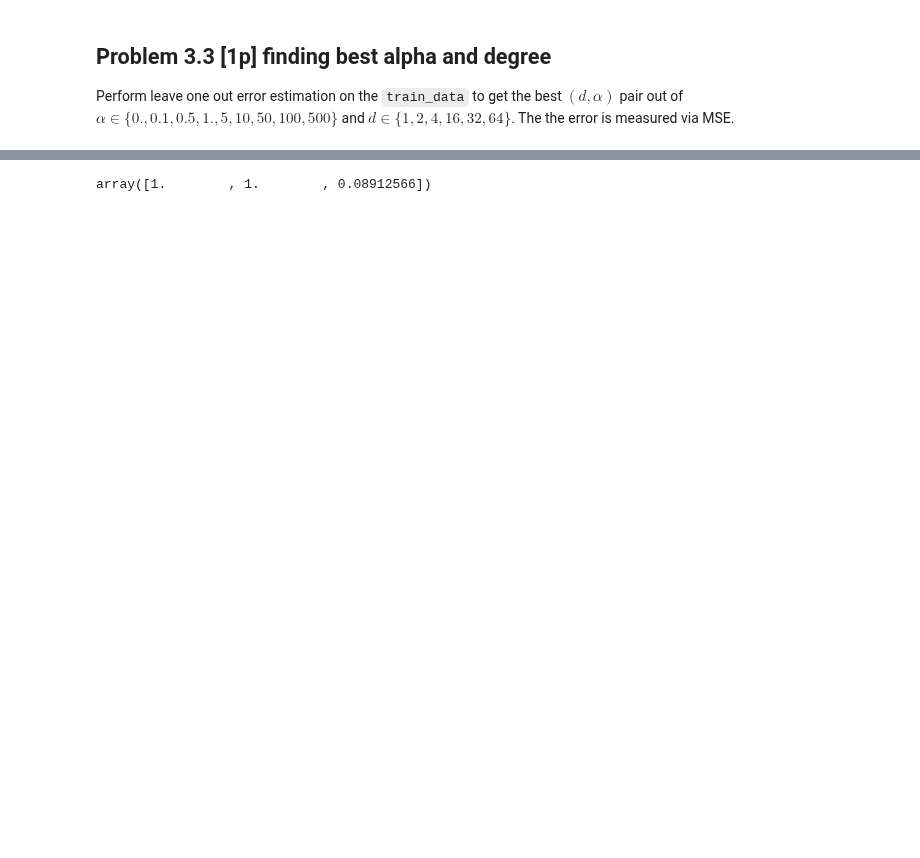
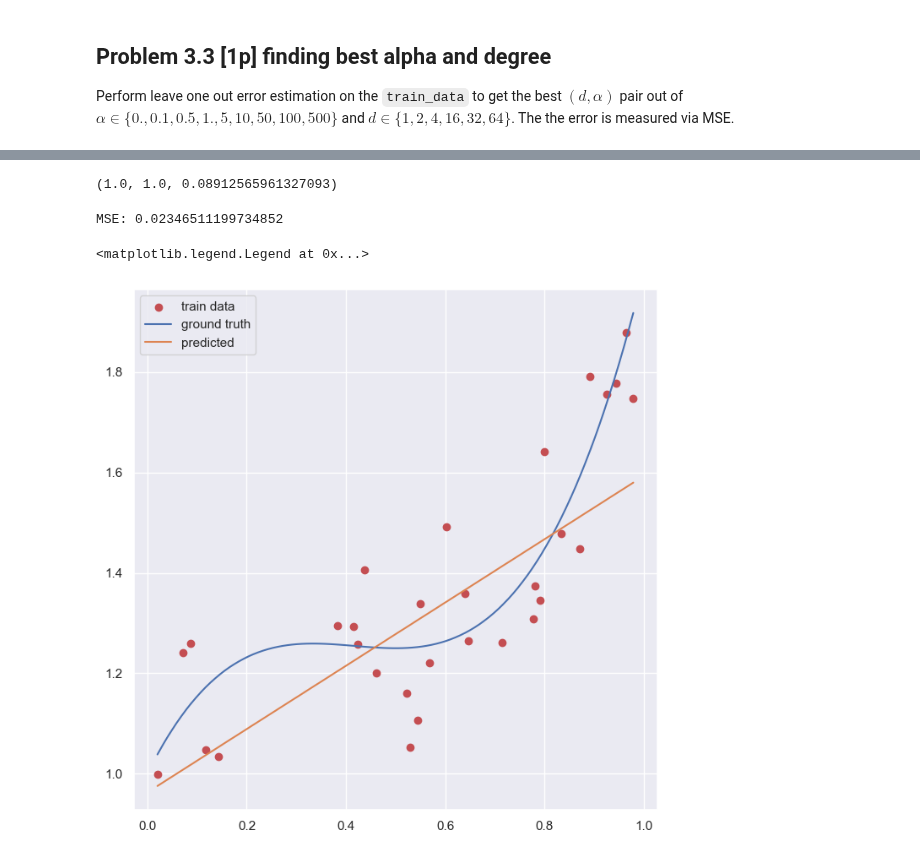
Before and after one commit to dmika1234/ml_uwr_22, a Jupyter notebook: Assignments/Assignment6.ipynb, the cells around one changed output, grey strips where cells are left out. Drawn from its saved outputs; the diff is of its cells as text; code cells hidden in the pictures; blank space fills up the shorter version.

```diff
--- a/Assignments/Assignment6.ipynb
+++ b/Assignments/Assignment6.ipynb
@@ -358,6 +377,24 @@ for deg, alpha in tqdm(params):
     results[ix, 2] = poly_ridge_loo(X, y, deg=deg, alpha=alpha)
     ix += 1
 # %%
-results[results.argmin(axis=0)[2]]
+best_deg, best_alpha, _ = results[results.argmin(axis=0)[2]]
+best_deg, best_alpha, _
 # %% [output]
-array([1.        , 1.        , 0.08912566])
+(1.0, 1.0, 0.08912565961327093)
+# %%
+model = PolyRidgeRegression(deg=best_deg, alpha=best_alpha)
+
+model.fit(X,y)
+y_pred = model.predict(X)
+print("MSE:",mse(y, y_pred))
+
+
+XX = np.linspace(train_data[0].min(), train_data[0].max(), 100).reshape(-1, 1)
+plt.scatter(train_data[0], train_data[1], label="train data", color="r")
+plt.plot(XX, compute_polynomial(XX, true_poly_theta), label="ground truth")
+plt.plot(XX, model.predict(XX), label="predicted")
+plt.legend(loc="upper left")
+# %% [output]
+MSE: 0.02346511199734852
+<matplotlib.legend.Legend at 0x...>
+[figure, added]
```
Also changed, not shown: parts of 7 cells of this notebook.
